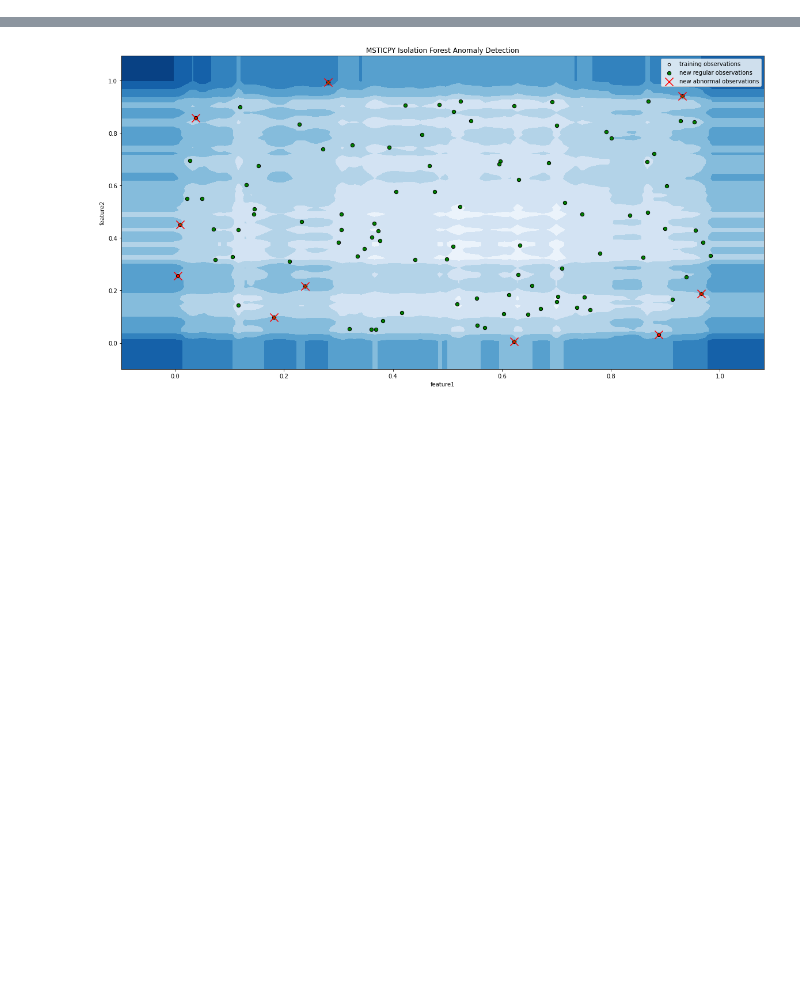
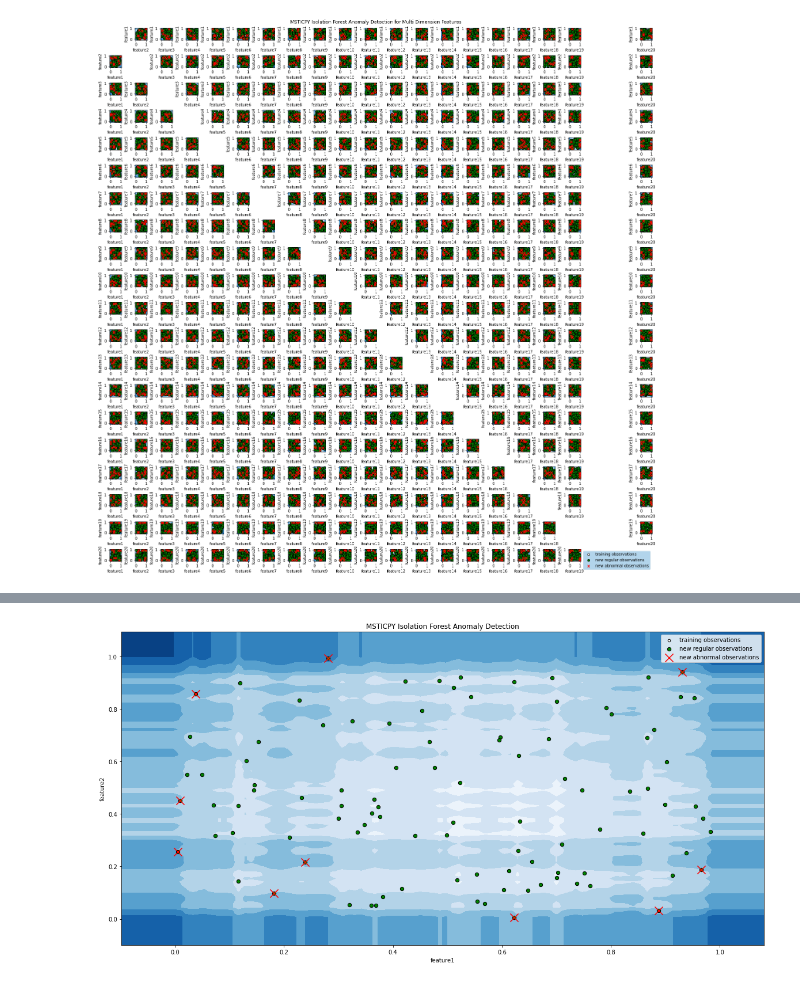
Before and after one commit to Tatsuya-hasegawa/MSTICPy_utils, a Jupyter notebook: analysis_outliers/outliers_multi_dimension_PR.ipynb, the cells around one changed output, grey strips where cells are left out. Saved outputs shown, nothing was run; the diff lists cells and outputs as text; code cells hidden in the pictures; blank space fills up the shorter version.

```diff
--- a/analysis_outliers/outliers_multi_dimension_PR.ipynb
+++ b/analysis_outliers/outliers_multi_dimension_PR.ipynb
@@ -35 +40,24 @@ plot_outlier_results(
+# %%
+# 20 dimension and max_features=4 (default: math.floor(math.sqrt(20)))
+
+import numpy as np
+from msticpy.analysis.outliers import identify_outliers,plot_outlier_results
+
+n_dimension = 20
+
+data = np.random.rand(100, n_dimension)
+clf, X_outliers, y_pred_outliers = identify_outliers(data, data, contamination=0.1)
+
+feature_columns = [f'feature{i}' for i in range(1, n_dimension+1)]
+
+plot_outlier_results(
+    clf,
+    data,
+    data,
+    X_outliers,
+    feature_columns=feature_columns,
+    plt_title="MSTICPY Isolation Forest Anomaly Detection for Multi Dimension Features"
+)
+# %% [output]
+[figure, added]
 # %%
```
Also changed, not shown: parts of 3 cells of this notebook.
